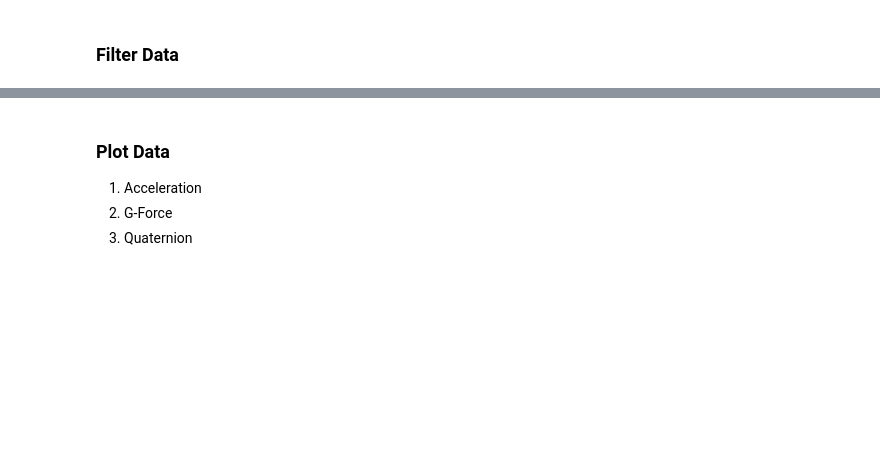
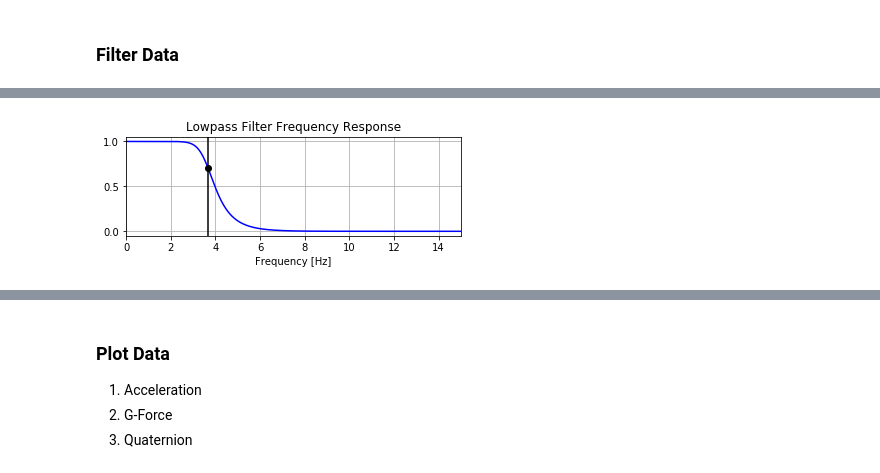
Before and after one commit to shellyginelle/zipline-acceleration-analysis, a Jupyter notebook: MRP - Post Processing Zip line Data.ipynb, the cells around one changed output, grey strips where cells are left out. Cells and saved outputs as stored; diff of their text form; code cells hidden in the pictures; blank space fills up the shorter version.

```diff
--- a/MRP - Post Processing Zip line Data.ipynb
+++ b/MRP - Post Processing Zip line Data.ipynb
@@ -275,0 +214,51 @@ bb, ab = ifd.iirdesign(Wip, Wis, Rp, As, ftype='cheby2')
+# %%
+#Run the data through an anti-aliasing filter (F2137 qualified), save results as aliased data - aaflt
+'''
+head_aaflt_df
+neck_aaflt_df
+shoulder_aaflt_df
+heart_aaflt_df
+com_aaflt_df
+'''
+#TODO
+
+#Run the aliased data through a post processing butterworth filter, save results as post processed data - pp
+'''
+head_pp_df
+neck_pp_df
+shoulder_pp_df
+heart_pp_df
+com_pp_df
+'''
+
+def butter_lowpass(cutoff, fs, order=5):
+    nyq = 0.5 * fs
+    normal_cutoff = cutoff / nyq
+    b, a = butter(order, normal_cutoff, btype='low', analog=False)
+    return b, a
+
+def butter_lowpass_filter(data, cutoff, fs, order=5):
+    b, a = butter_lowpass(cutoff, fs, order=order)
+    y = lfilter(b, a, data)
+    return y
+
+# Filter requirements.
+order = 6
+fs = 30.0       # sample rate, Hz
+cutoff = 3.667  # desired cutoff frequency of the filter, Hz
+
+# Get the filter coefficients so we can check its frequency response.
+b, a = butter_lowpass(cutoff, fs, order)
+
+# Plot the frequency response.
+w, h = freqz(b, a, worN=8000)
+plt.subplot(2, 1, 1)
+plt.plot(0.5*fs*w/np.pi, np.abs(h), 'b')
+plt.plot(cutoff, 0.5*np.sqrt(2), 'ko')
+plt.axvline(cutoff, color='k')
+plt.xlim(0, 0.5*fs)
+plt.title("Lowpass Filter Frequency Response")
+plt.xlabel('Frequency [Hz]')
+plt.grid()
+# %% [output]
+[figure, added]
```
Also changed, not shown: parts of 12 cells of this notebook, 1 other file.
